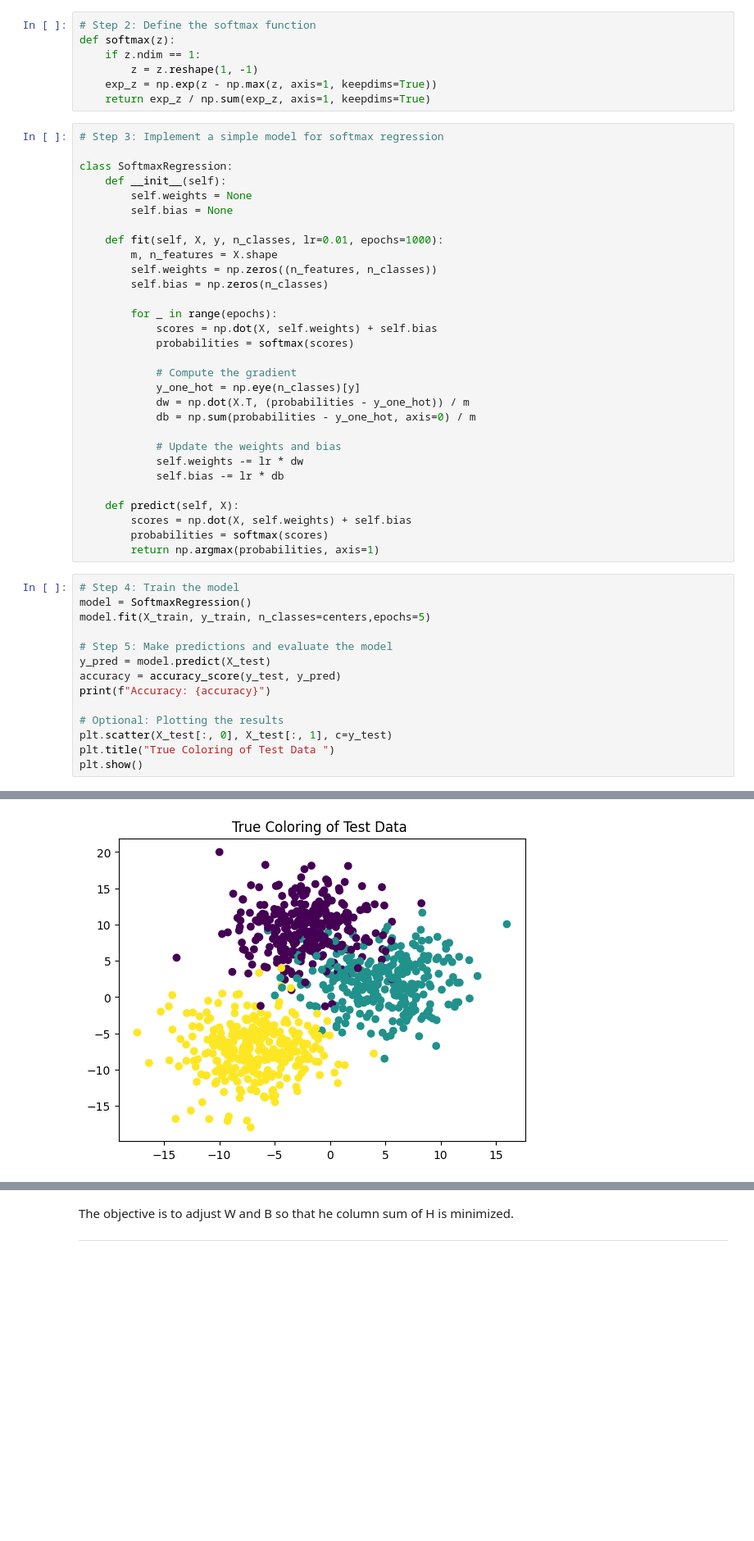
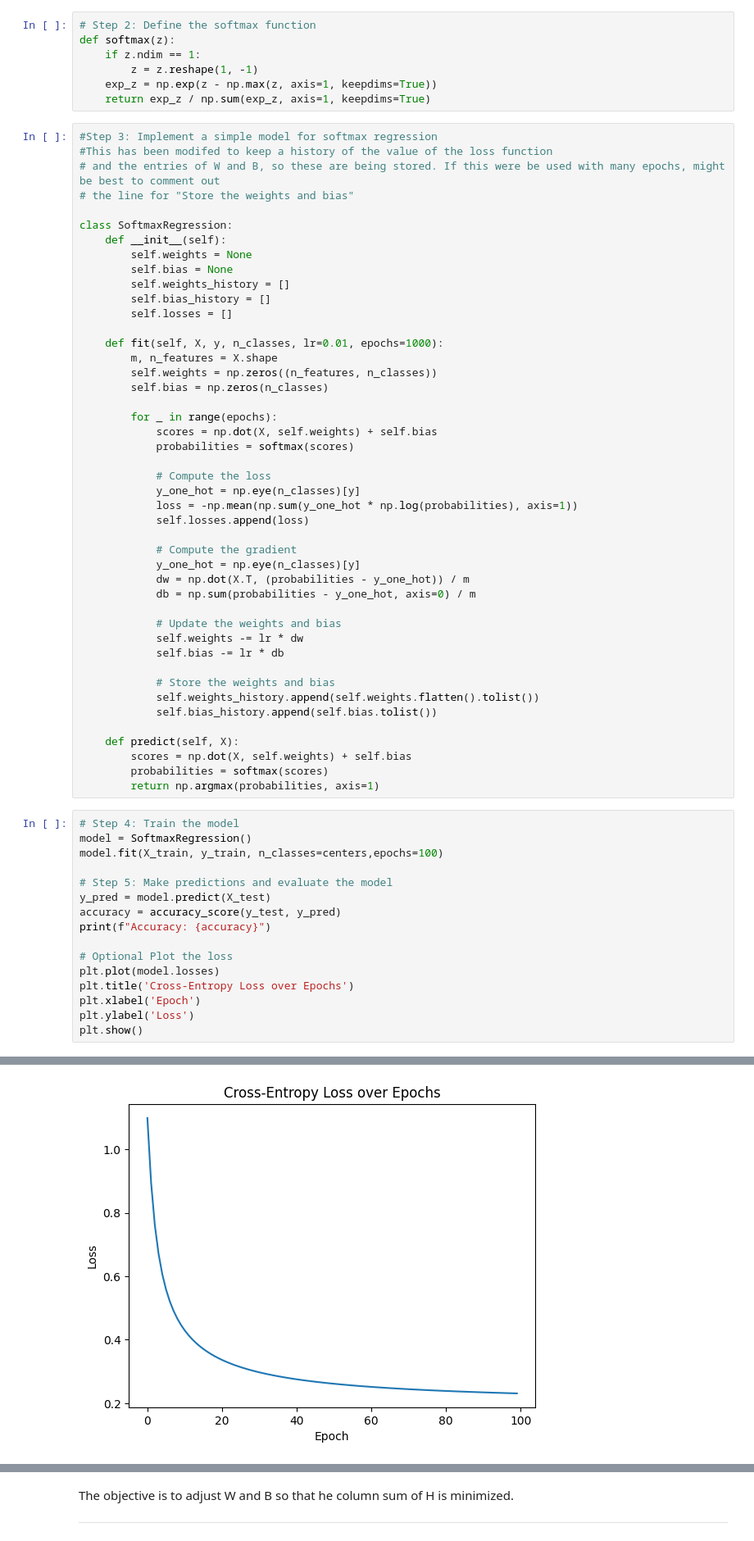
Before and after one commit to zankac/ProjectCS420, a Jupyter notebook: SoftmaxRegression.ipynb, the cells around one changed output, grey strips where cells are left out. Shown: that part at 82% size. Saved outputs shown, nothing was run; the diff lists cells and outputs as text; blank space fills up the shorter version.

```diff
--- a/SoftmaxRegression.ipynb
+++ b/SoftmaxRegression.ipynb
@@ -51,12 +51,18 @@ def softmax(z):
     exp_z = np.exp(z - np.max(z, axis=1, keepdims=True))
     return exp_z / np.sum(exp_z, axis=1, keepdims=True)
 # %%
-# Step 3: Implement a simple model for softmax regression
+#Step 3: Implement a simple model for softmax regression
+#This has been modifed to keep a history of the value of the loss function
+# and the entries of W and B, so these are being stored. If this were be used with many epochs, might be best to comment out
+# the line for "Store the weights and bias"
 
 class SoftmaxRegression:
     def __init__(self):
         self.weights = None
         self.bias = None
+        self.weights_history = []
+        self.bias_history = []
+        self.losses = []
 
     def fit(self, X, y, n_classes, lr=0.01, epochs=1000):
         m, n_features = X.shape
@@ -67,6 +73,11 @@ class SoftmaxRegression:
             scores = np.dot(X, self.weights) + self.bias
             probabilities = softmax(scores)
 
+            # Compute the loss
+            y_one_hot = np.eye(n_classes)[y]
+            loss = -np.mean(np.sum(y_one_hot * np.log(probabilities), axis=1))
+            self.losses.append(loss)
+
             # Compute the gradient
             y_one_hot = np.eye(n_classes)[y]
             dw = np.dot(X.T, (probabilities - y_one_hot)) / m
@@ -76,6 +87,10 @@ class SoftmaxRegression:
             self.weights -= lr * dw
             self.bias -= lr * db
 
+            # Store the weights and bias
+            self.weights_history.append(self.weights.flatten().tolist())
+            self.bias_history.append(self.bias.tolist())
+
     def predict(self, X):
         scores = np.dot(X, self.weights) + self.bias
         probabilities = softmax(scores)
@@ -83,15 +98,17 @@ class SoftmaxRegression:
 # %%
 # Step 4: Train the model
 model = SoftmaxRegression()
-model.fit(X_train, y_train, n_classes=centers,epochs=5)
+model.fit(X_train, y_train, n_classes=centers,epochs=100)
 
 # Step 5: Make predictions and evaluate the model
 y_pred = model.predict(X_test)
 accuracy = accuracy_score(y_test, y_pred)
 print(f"Accuracy: {accuracy}")
 
-# Optional: Plotting the results
-plt.scatter(X_test[:, 0], X_test[:, 1], c=y_test)
-plt.title("True Coloring of Test Data ")
+# Optional Plot the loss
+plt.plot(model.losses)
+plt.title('Cross-Entropy Loss over Epochs')
+plt.xlabel('Epoch')
+plt.ylabel('Loss')
 plt.show()
 # %% [output]
@@ -99 +116 @@ Accuracy: 0.9022222222222223
-[figure, old version]
+[figure, new version]
```
Also changed, not shown: parts of 10 cells of this notebook.
